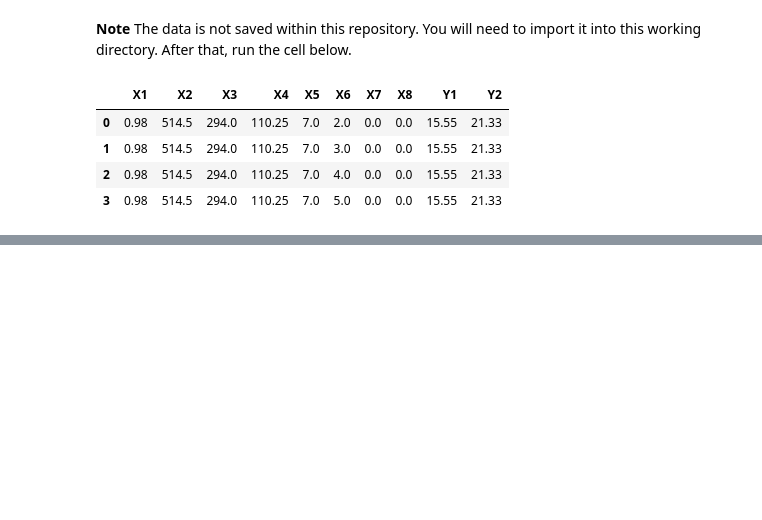
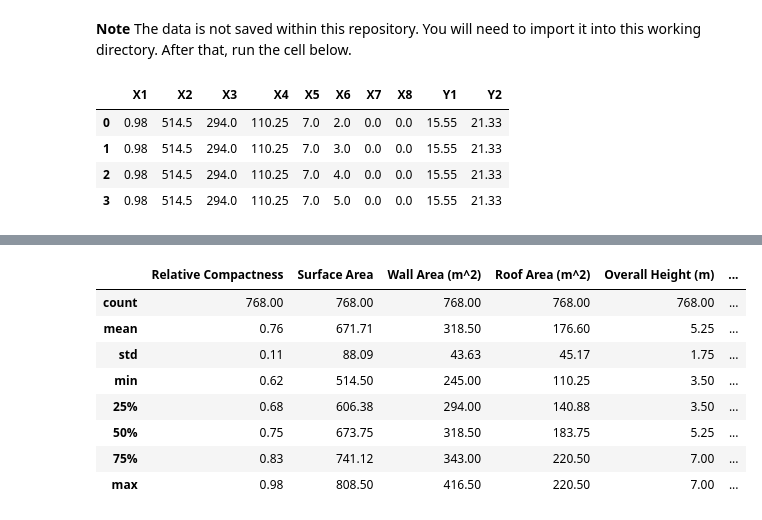
Before and after one commit to Ahmed-Honorbound/DS_Final_Project, a Jupyter notebook: processing.ipynb, the cells around one changed output, grey strips where cells are left out. Cells and saved outputs as stored; diff of their text form; code cells hidden in the pictures; blank space fills up the shorter version.

```diff
--- a/processing.ipynb
+++ b/processing.ipynb
@@ -16,0 +114,12 @@ df.head(4)
+# %%
+df.describe(include='number').style.format("{:.2f}") #all Data are numeric and there are no missing values.
+# %% [output]
+|  | Relative Compactness | Surface Area | Wall Area (m^2) | Roof Area (m^2) | Overall Height (m) | ... |
+| count | 768.00 | 768.00 | 768.00 | 768.00 | 768.00 | ... |
+| mean | 0.76 | 671.71 | 318.50 | 176.60 | 5.25 | ... |
+| std | 0.11 | 88.09 | 43.63 | 45.17 | 1.75 | ... |
+| min | 0.62 | 514.50 | 245.00 | 110.25 | 3.50 | ... |
+| 25% | 0.68 | 606.38 | 294.00 | 140.88 | 3.50 | ... |
+| 50% | 0.75 | 673.75 | 318.50 | 183.75 | 5.25 | ... |
+| 75% | 0.83 | 741.12 | 343.00 | 220.50 | 7.00 | ... |
+| max | 0.98 | 808.50 | 416.50 | 220.50 | 7.00 | ... |
```
Also changed, not shown: parts of 19 cells of this notebook, 1 other file.
